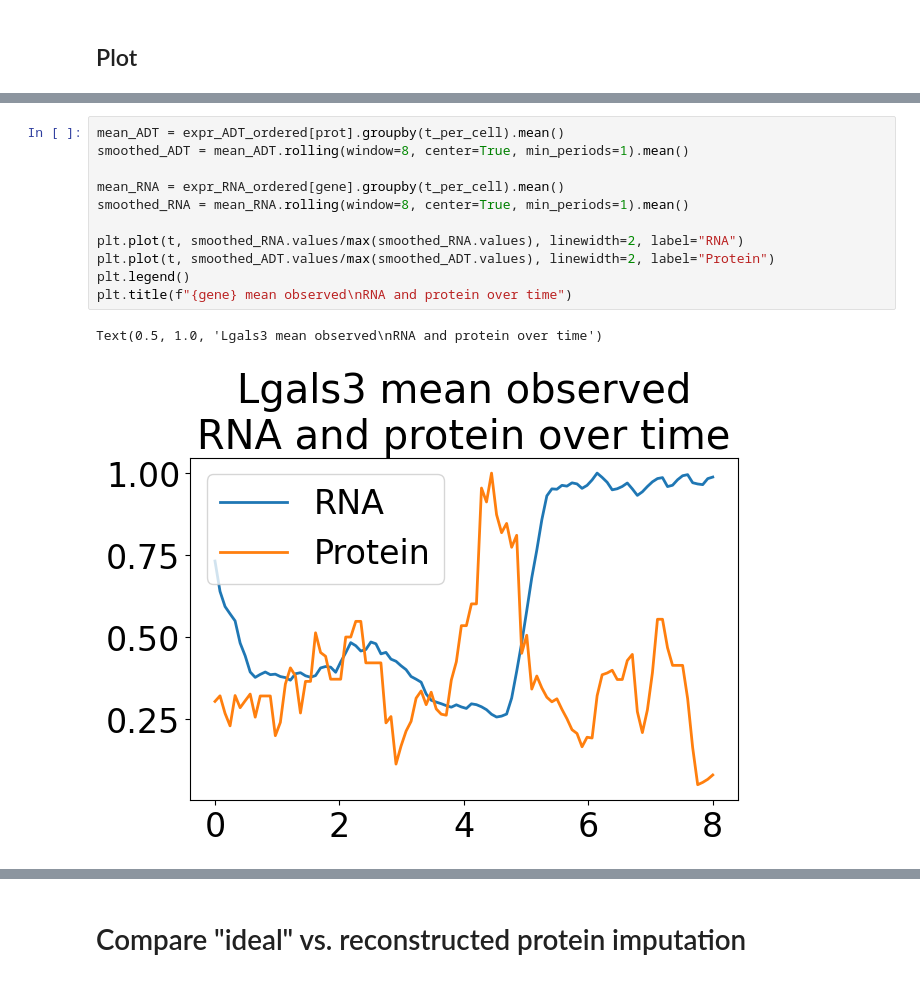
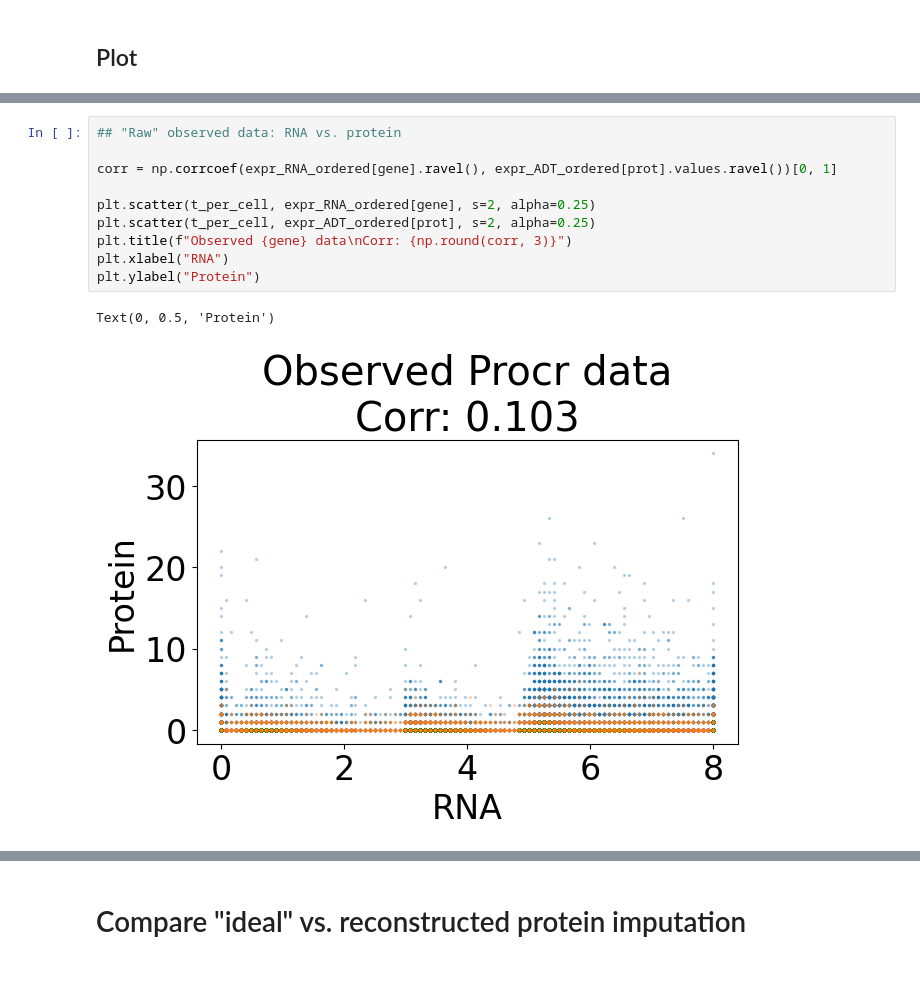
Before and after one commit to reliscu/chronocell_janssens_2025_preprint, a Jupyter notebook: 09_impute_protein_ideal.ipynb, the cells around one changed output, grey strips where cells are left out. Saved outputs shown, nothing was run; the diff lists cells and outputs as text.

```diff
--- a/09_impute_protein_ideal.ipynb
+++ b/09_impute_protein_ideal.ipynb
@@ -282,14 +278,13 @@ Y_bw = X_bw_ordered[-1, :]
-# %%
-mean_ADT = expr_ADT_ordered[prot].groupby(t_per_cell).mean()
-smoothed_ADT = mean_ADT.rolling(window=8, center=True, min_periods=1).mean()
-
-mean_RNA = expr_RNA_ordered[gene].groupby(t_per_cell).mean()
-smoothed_RNA = mean_RNA.rolling(window=8, center=True, min_periods=1).mean()
-
-plt.plot(t, smoothed_RNA.values/max(smoothed_RNA.values), linewidth=2, label="RNA")
-plt.plot(t, smoothed_ADT.values/max(smoothed_ADT.values), linewidth=2, label="Protein")
-plt.legend()
-plt.title(f"{gene} mean observed\nRNA and protein over time")
-# %% [output]
-Text(0.5, 1.0, 'Lgals3 mean observed\nRNA and protein over time')
-[figure, removed]
+# %%
+## "Raw" observed data: RNA vs. protein
+
+corr = np.corrcoef(expr_RNA_ordered[gene].ravel(), expr_ADT_ordered[prot].values.ravel())[0, 1]
+
+plt.scatter(t_per_cell, expr_RNA_ordered[gene], s=2, alpha=0.25)
+plt.scatter(t_per_cell, expr_ADT_ordered[prot], s=2, alpha=0.25)
+plt.title(f"Observed {gene} data\nCorr: {np.round(corr, 3)}")
+plt.xlabel("RNA")
+plt.ylabel("Protein")
+# %% [output]
+Text(0, 0.5, 'Protein')
+[figure, added]
```
Also changed, not shown: parts of 15 cells of this notebook, 2 other files.
